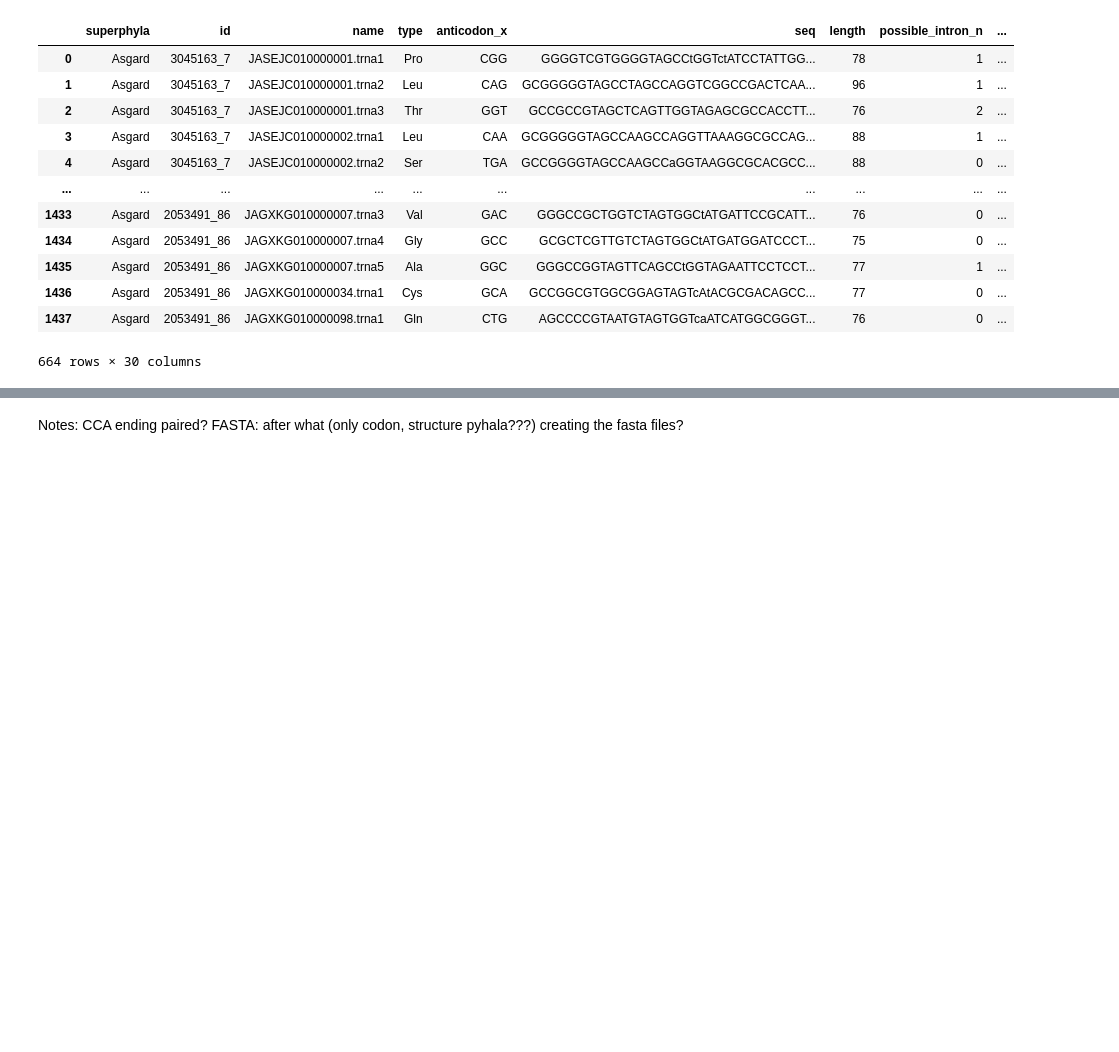
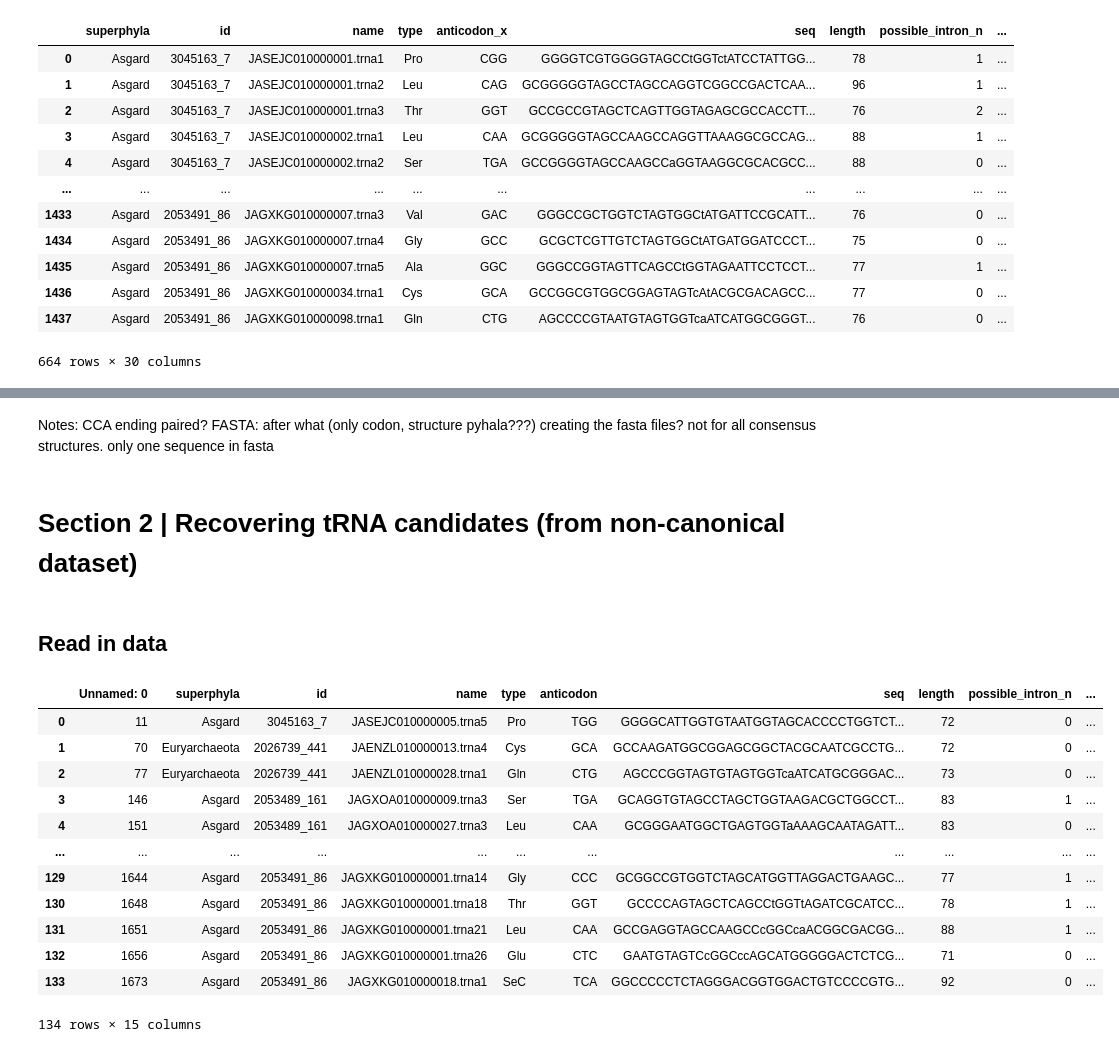
Before and after one commit to sl0wl1/rna_prot_struc_prac, a Jupyter notebook: day_3.ipynb, the cells around one changed output, grey strips where cells are left out. Drawn from its saved outputs; the diff is of its cells as text; code cells hidden in the pictures; blank space fills up the shorter version.

```diff
--- a/day_3.ipynb
+++ b/day_3.ipynb
@@ -238,3 +266,26 @@ for anticodon in anticodon_unique:
 # %% [markdown]
 Notes: CCA ending paired?
 FASTA: after what (only codon, structure pyhala???) creating the fasta files?
+not for all consensus structures. only one sequence in fasta
+# %% [markdown]
+# Section 2 | Recovering tRNA candidates (from non-canonical dataset)
+# %% [markdown]
+## Read in data
+# %%
+# Read in non-canonical tRNAs
+df_non_canonical = pd.read_csv("./results/non_canonical_tRNAs.csv")
+df_non_canonical
+# %% [output]
+|  | Unnamed: 0 | superphyla | id | name | type | anticodon | seq | length | possible_intron_n | ... |
+| 0 | 11 | Asgard | 3045163_7 | JASEJC010000005.trna5 | Pro | TGG | GGGGCATTGGTGTAATGGTAGCACCCCTGGTCT... | 72 | 0 | ... |
+| 1 | 70 | Euryarchaeota | 2026739_441 | JAENZL010000013.trna4 | Cys | GCA | GCCAAGATGGCGGAGCGGCTACGCAATCGCCTG... | 72 | 0 | ... |
+| 2 | 77 | Euryarchaeota | 2026739_441 | JAENZL010000028.trna1 | Gln | CTG | AGCCCGGTAGTGTAGTGGTcaATCATGCGGGAC... | 73 | 0 | ... |
+| 3 | 146 | Asgard | 2053489_161 | JAGXOA010000009.trna3 | Ser | TGA | GCAGGTGTAGCCTAGCTGGTAAGACGCTGGCCT... | 83 | 1 | ... |
+| 4 | 151 | Asgard | 2053489_161 | JAGXOA010000027.trna3 | Leu | CAA | GCGGGAATGGCTGAGTGGTaAAAGCAATAGATT... | 83 | 0 | ... |
+| ... | ... | ... | ... | ... | ... | ... | ... | ... | ... | ... |
+| 129 | 1644 | Asgard | 2053491_86 | JAGXKG010000001.trna14 | Gly | CCC | GCGGCCGTGGTCTAGCATGGTTAGGACTGAAGC... | 77 | 1 | ... |
+| 130 | 1648 | Asgard | 2053491_86 | JAGXKG010000001.trna18 | Thr | GGT | GCCCCAGTAGCTCAGCCtGGTtAGATCGCATCC... | 78 | 1 | ... |
+| 131 | 1651 | Asgard | 2053491_86 | JAGXKG010000001.trna21 | Leu | CAA | GCCGAGGTAGCCAAGCCcGGCcaACGGCGACGG... | 88 | 1 | ... |
+| 132 | 1656 | Asgard | 2053491_86 | JAGXKG010000001.trna26 | Glu | CTC | GAATGTAGTCcGGCccAGCATGGGGGACTCTCG... | 71 | 0 | ... |
+| 133 | 1673 | Asgard | 2053491_86 | JAGXKG010000018.trna1 | SeC | TCA | GGCCCCCTCTAGGGACGGTGGACTGTCCCCGTG... | 92 | 0 | ... |
+134 rows × 15 columns
```
Also changed, not shown: parts of 30 cells of this notebook.
